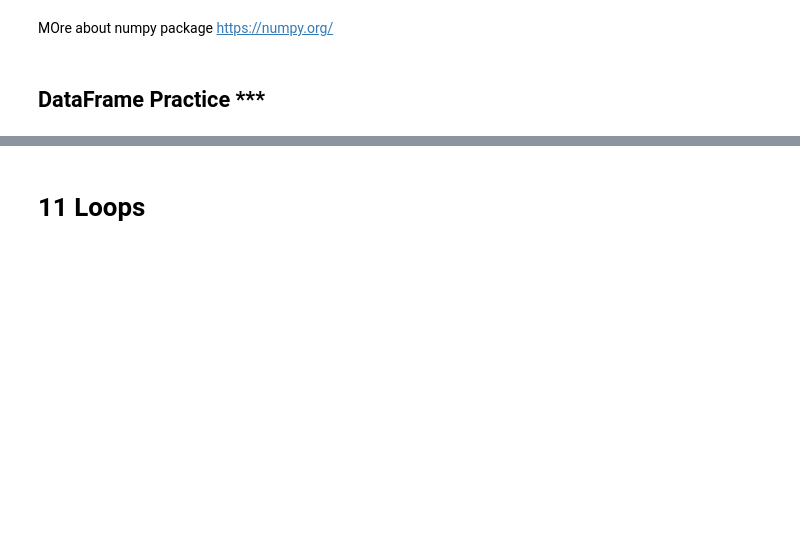
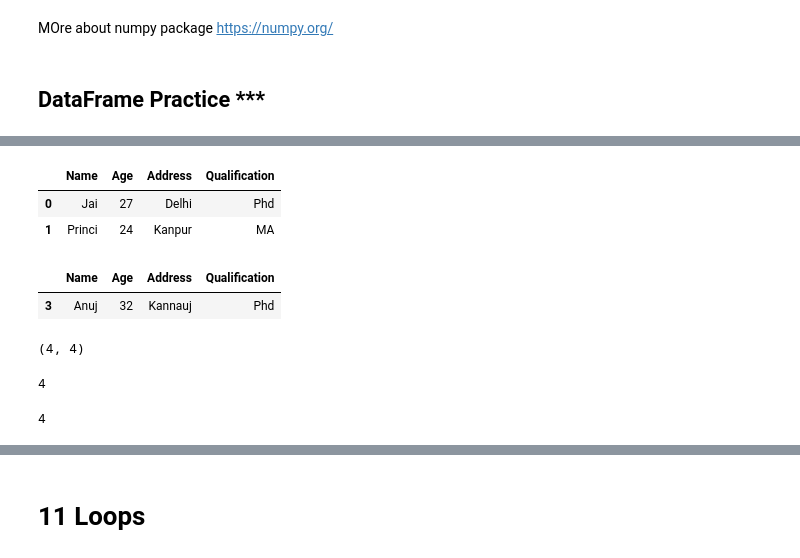
Before and after one commit to datalover2023/Module_1, a Jupyter notebook: Python_Basics_Module_1.ipynb, the cells around one changed output, grey strips where cells are left out. Saved outputs shown, nothing was run; the diff lists cells and outputs as text; code cells hidden in the pictures; blank space fills up the shorter version.

```diff
--- a/Python_Basics_Module_1.ipynb
+++ b/Python_Basics_Module_1.ipynb
@@ -1077,0 +1129,10 @@ pivot
+# %%
+#@title Display Solution 3
+
+# display the first 2 rows of df1
+
+df1.head(2)
+# %% [output]
+|  | Name | Age | Address | Qualification |
+| 0 | Jai | 27 | Delhi | Phd |
+| 1 | Princi | 24 | Kanpur | MA |
@@ -1077,0 +1143,7 @@ pivot
+# %%
+#@title Dsiplay Solution 4
+
+df1.tail(1)
+# %% [output]
+|  | Name | Age | Address | Qualification |
+| 3 | Anuj | 32 | Kannauj | Phd |
@@ -1077,0 +1154,8 @@ pivot
+# %%
+#@title Dsiplay Solution 5
+
+# what are the dimensions of df1
+
+df1.shape
+# %% [output]
+(4, 4)
@@ -1077,0 +1166,13 @@ pivot
+# %%
+#@title Display Solution 6
+
+# how many rows ?
+
+print(len(df1))
+
+# OR ...
+
+df1.shape[0]
+# %% [output]
+4
+4
```
Also changed, not shown: parts of 22 cells of this notebook.
